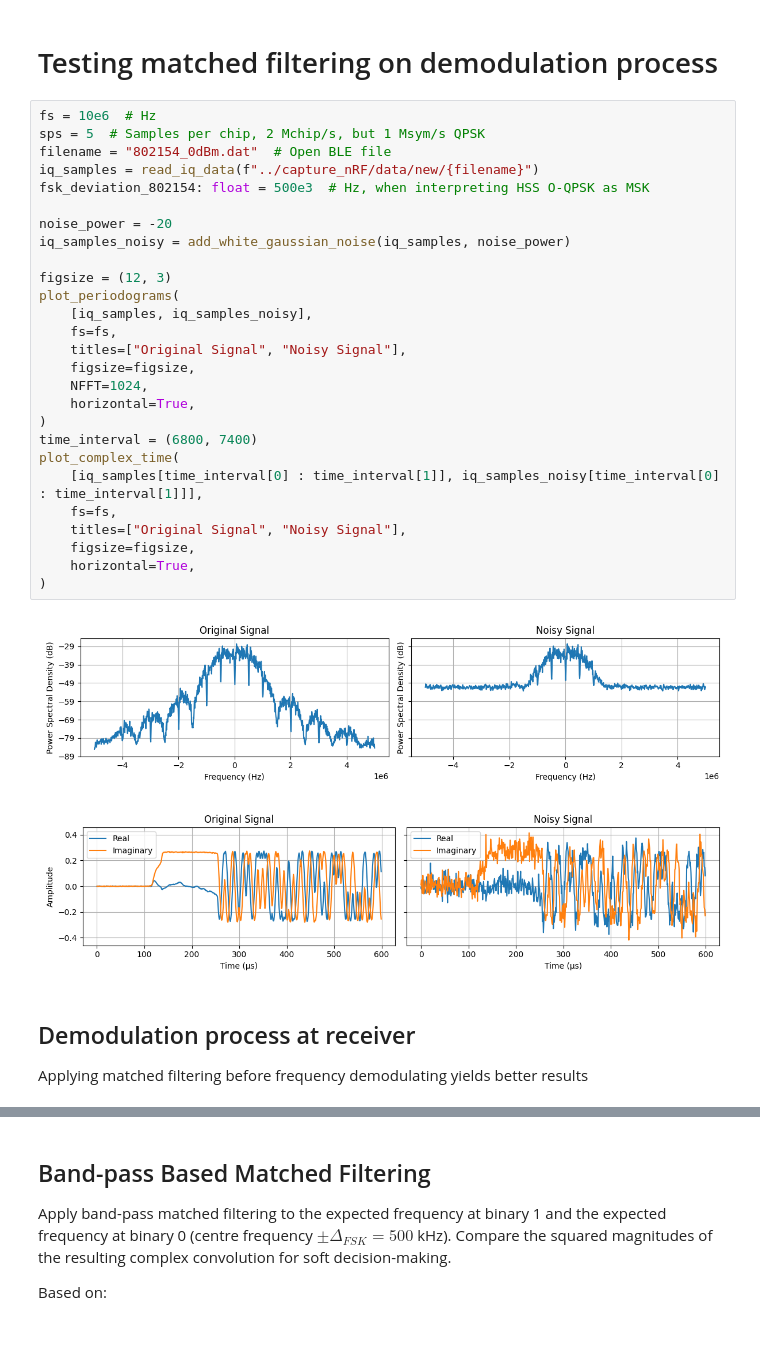
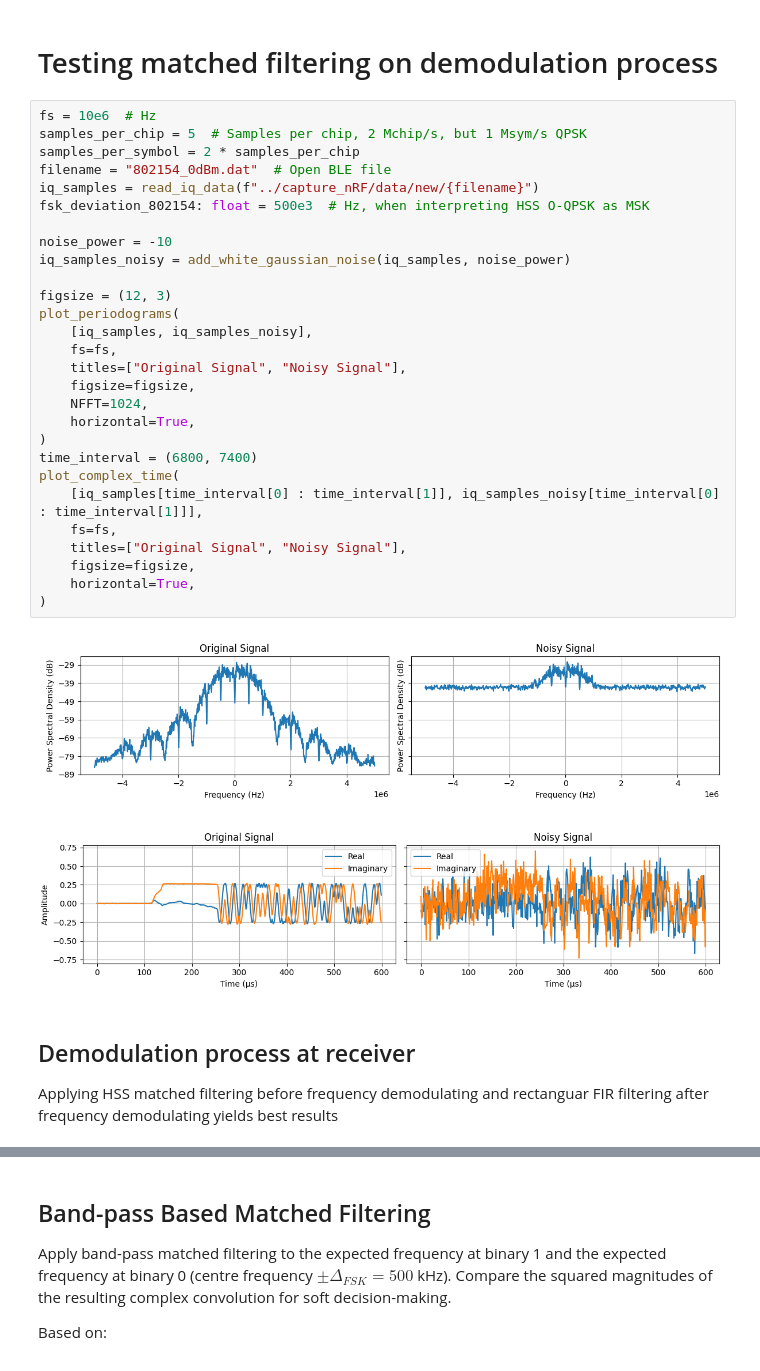
Before and after one commit to SDMote/SDR_projects, a Jupyter notebook: python_phy/802154_matched_filter_prototype.ipynb, the cells around one changed output, grey strips where cells are left out. Saved outputs shown, nothing was run; the diff lists cells and outputs as text; blank space fills up the shorter version.

```diff
--- a/python_phy/802154_matched_filter_prototype.ipynb
+++ b/python_phy/802154_matched_filter_prototype.ipynb
@@ -17,34 +17,35 @@ plt.close('all')
 # Testing matched filtering on demodulation process
 # %%
 fs = 10e6  # Hz
-sps = 5  # Samples per chip, 2 Mchip/s, but 1 Msym/s QPSK
+samples_per_chip = 5  # Samples per chip, 2 Mchip/s, but 1 Msym/s QPSK
+samples_per_symbol = 2 * samples_per_chip
 filename = "802154_0dBm.dat"  # Open BLE file
 iq_samples = read_iq_data(f"../capture_nRF/data/new/{filename}")
 fsk_deviation_802154: float = 500e3  # Hz, when interpreting HSS O-QPSK as MSK
 
-noise_power = -20
+noise_power = -10
 iq_samples_noisy = add_white_gaussian_noise(iq_samples, noise_power)
 
 figsize = (12, 3)
 plot_periodograms(
     [iq_samples, iq_samples_noisy],
     fs=fs,
     titles=["Original Signal", "Noisy Signal"],
     figsize=figsize,
     NFFT=1024,
     horizontal=True,
 )
 time_interval = (6800, 7400)
 plot_complex_time(
     [iq_samples[time_interval[0] : time_interval[1]], iq_samples_noisy[time_interval[0] : time_interval[1]]],
     fs=fs,
     titles=["Original Signal", "Noisy Signal"],
     figsize=figsize,
     horizontal=True,
 )
 # %% [output]
-[figure, old version]
+[figure, new version]
-[figure, old version]
+[figure, new version]
 # %% [markdown]
 ## Demodulation process at receiver
-Applying matched filtering before frequency demodulating yields better results
+Applying HSS matched filtering before frequency demodulating and rectanguar FIR filtering after frequency demodulating yields best results
```
Also changed, not shown: parts of 2 cells of this notebook.
